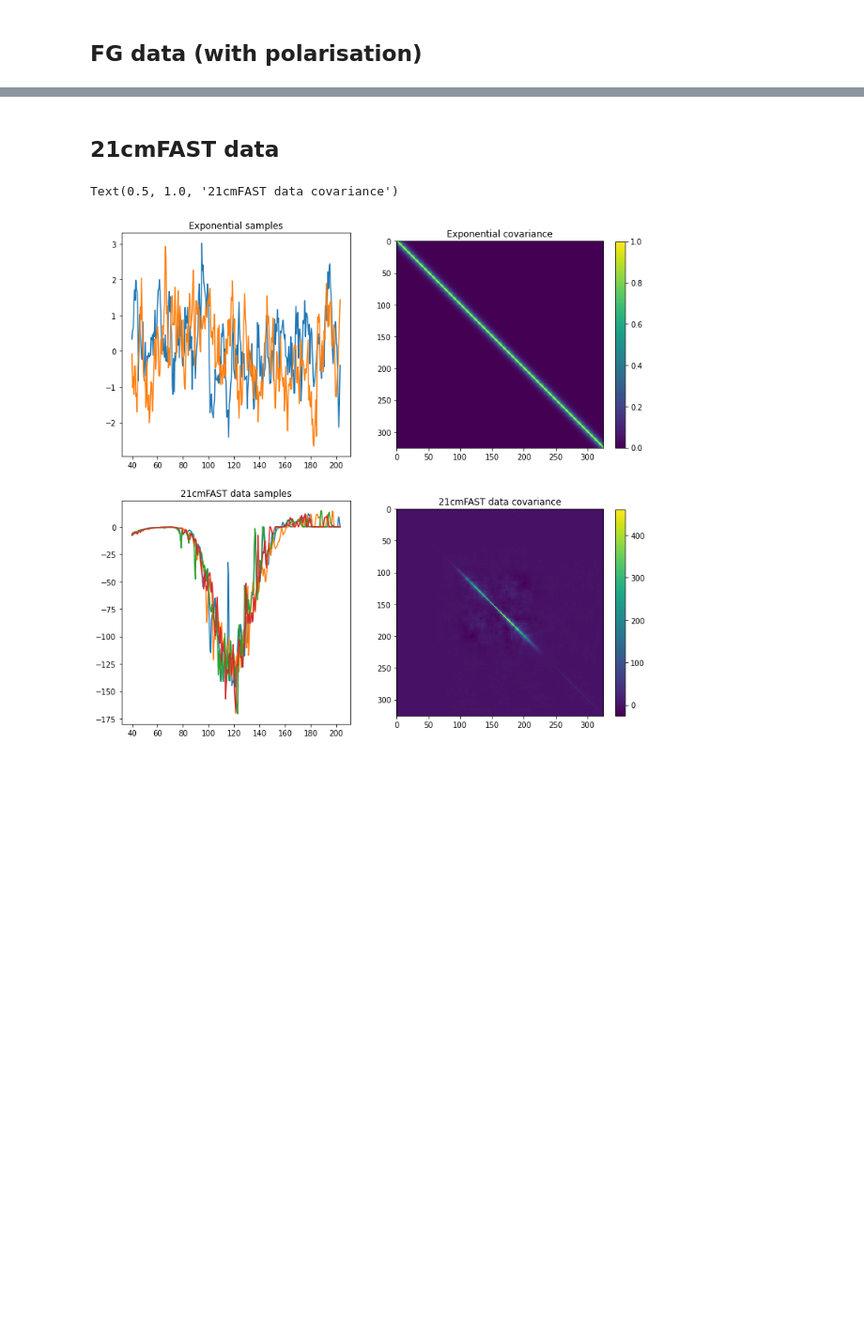
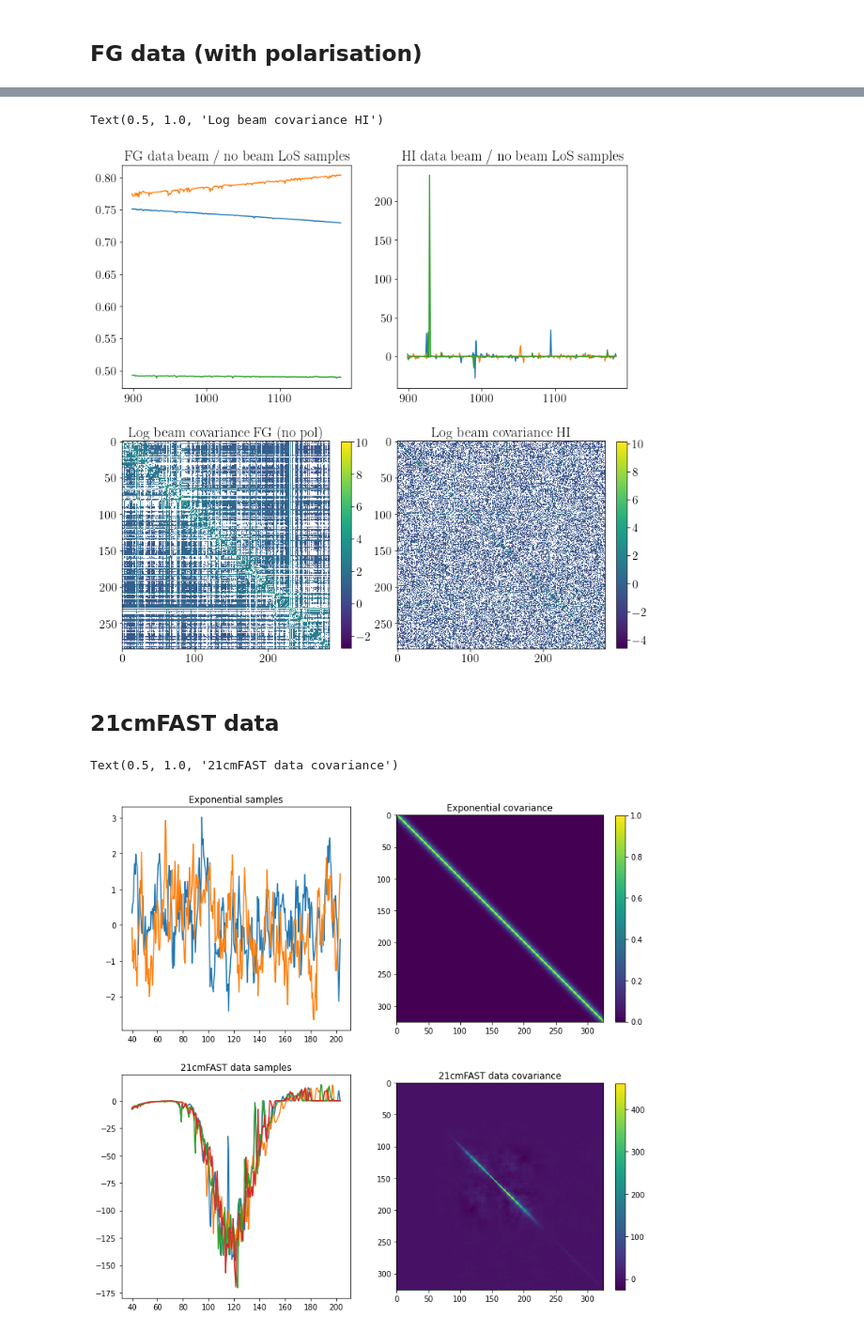
Before and after one commit to paulassoares/gpr4im, a Jupyter notebook: Jupyter Notebooks/LoS_Covariance.ipynb, the cells around one changed output, grey strips where cells are left out. Shown at 94% size. Saved outputs shown, nothing was run; the diff lists cells and outputs as text; code cells hidden in the pictures; blank space fills up the shorter version.

```diff
--- a/Jupyter Notebooks/LoS_Covariance.ipynb
+++ b/Jupyter Notebooks/LoS_Covariance.ipynb
@@ -7,6 +7,14 @@ import sys
 sys.path.append('../')
 import load_datacube as load
 import cov_tools as cov
+# %%
+# for plotting:
+%matplotlib inline
+
+font = {"size": 16, "family": "STIXGeneral"}
+axislabelfontsize = "x-large"
+plt.rc("font", **font)
+plt.rcParams["text.usetex"] = True
 # %% [markdown]
 ## Loading in data and Fourier transforming
 # %% [markdown]
@@ -165,3 +215,38 @@ Text(0.5, 1.0, 'FG data (w pol) covariance, no beam')
+# %%
+# frequency covariance of beam, by dividing data with beam by data without beam in visibility space
+#C_fg_b = np.cov((FG_nopol_data_vis.data/FG_nopol_data_nb_vis.data)[::-1])
+#C_hi_b = np.cov((HI_data_vis.data/HI_data_nb_vis.data)[::-1])
+
+# frequency covariance of beam, by dividing data with beam by data without beam in real space
+C_fg_b = np.cov((load.LoSpixels(FG_nopol_data)/load.LoSpixels(FG_nopol_data_nb))[::-1])
+C_hi_b = np.cov((load.LoSpixels(HI_data)/load.LoSpixels(HI_data_nb))[::-1])
+# %%
+fig = plt.figure(figsize=(12,12))
+
+plt.subplot(221)
+for i in (11, 100, 200):
+    plt.plot(X, (load.LoSpixels(FG_nopol_data)[:,i][::-1])/(load.LoSpixels(FG_nopol_data_nb)[:,i][::-1]))
+    #plt.plot(X, np.real(FG_nopol_data_vis.data/FG_nopol_data_nb_vis.data)[:,i][::-1])
+plt.title('FG data beam / no beam LoS samples')
+
+plt.subplot(222)
+for i in (11, 100, 200):
+    plt.plot(X, (load.LoSpixels(HI_data)[:,i][::-1])/(load.LoSpixels(HI_data_nb)[:,i][::-1]))
+    #plt.plot(X, np.real(HI_data_vis.data/HI_data_nb_vis.data)[:,i][::-1])
+plt.title('HI data beam / no beam LoS samples')
+
+plt.subplot(223)
+pos = plt.imshow(np.log10(np.real(C_fg_b)), interpolation='nearest')
+fig.colorbar(pos, fraction=0.045)
+plt.title('Log beam covariance FG (no pol)')
+
+plt.subplot(224)
+pos = plt.imshow(np.log10(np.real(C_hi_b)), interpolation='nearest')
+fig.colorbar(pos, fraction=0.045)
+plt.title('Log beam covariance HI')
+# %% [output]
+Text(0.5, 1.0, 'Log beam covariance HI')
+[figure, added]
 # %% [markdown]
 ## 21cmFAST data
 # %%
```
Also changed, not shown: parts of 7 cells of this notebook, 2 other files.
